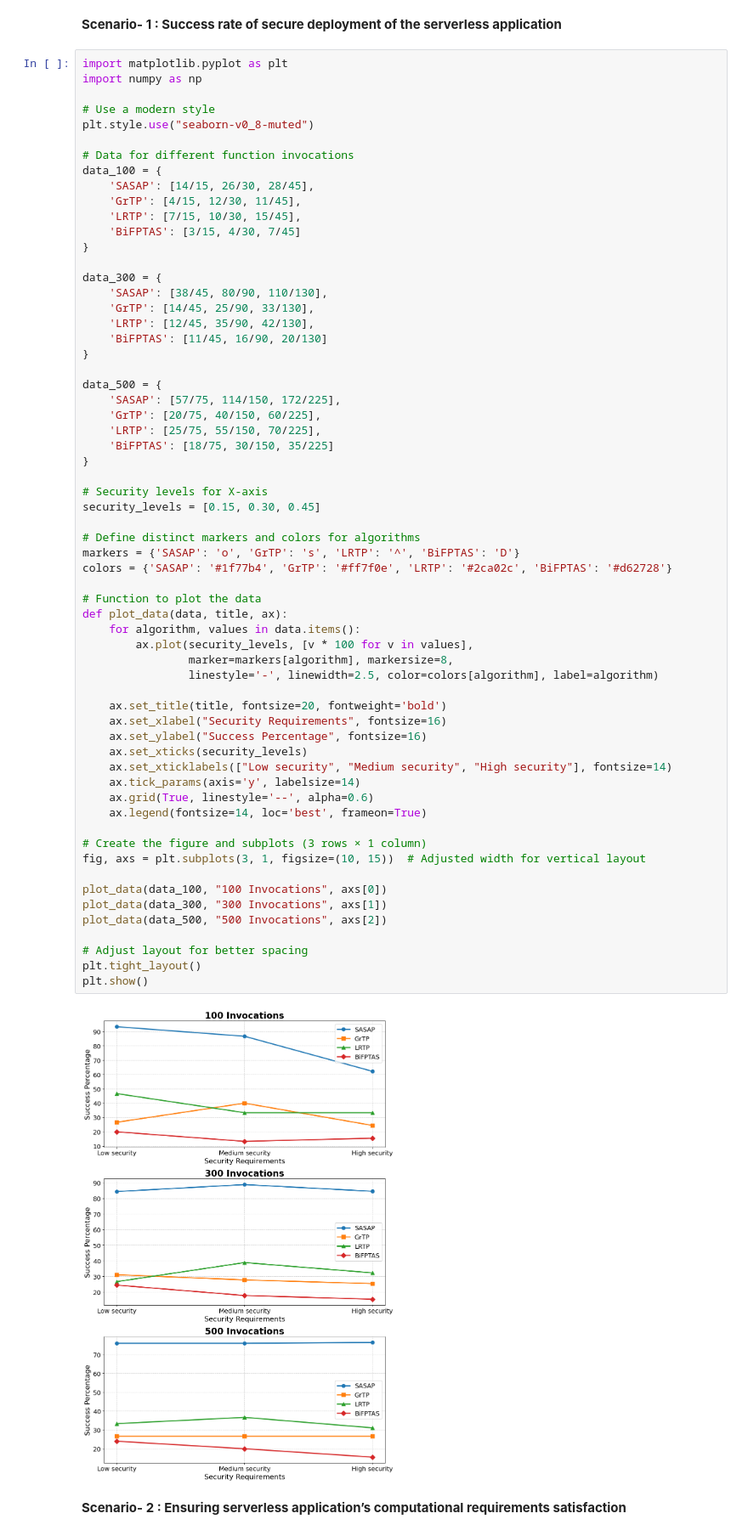
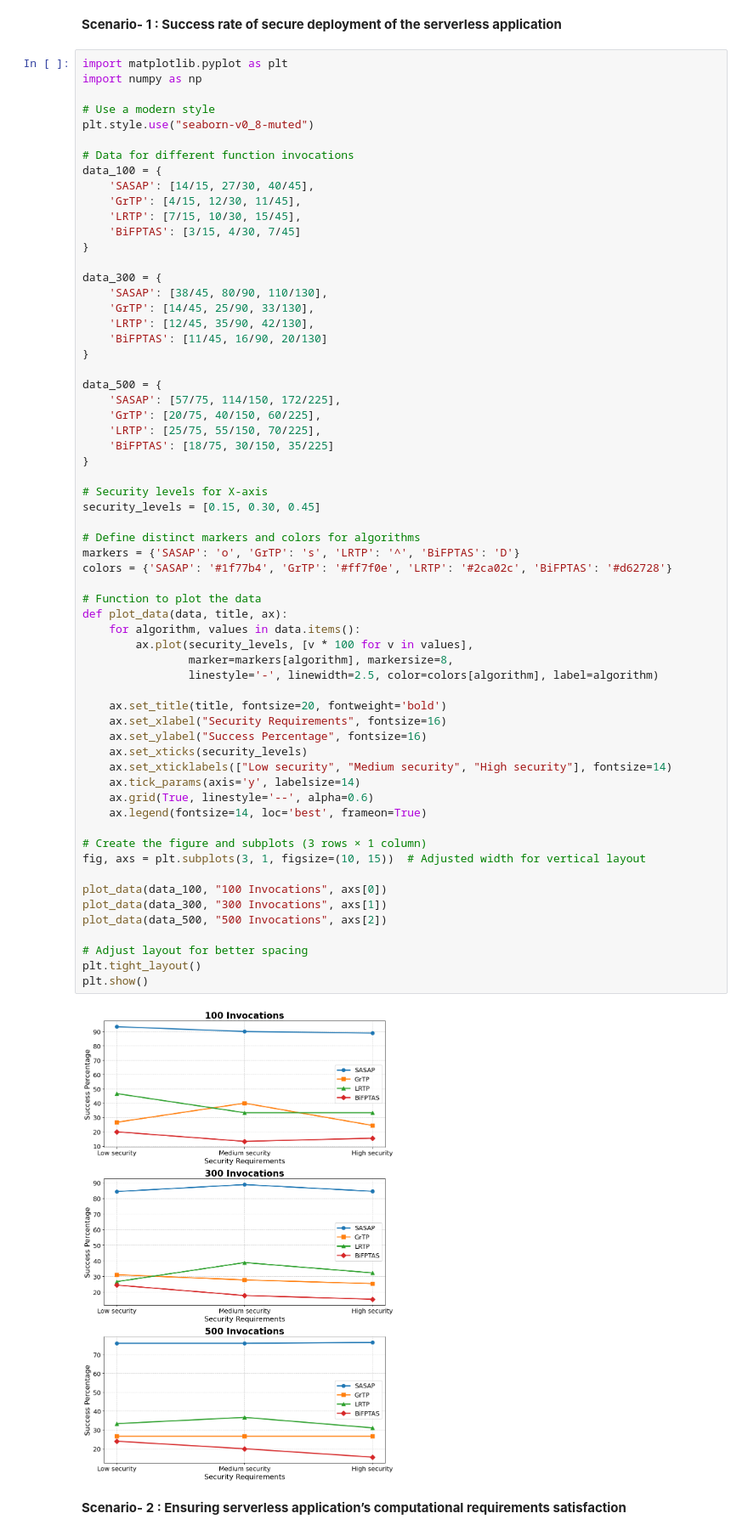
Before and after one commit to Chirag-Bhise/SASAP, a Jupyter notebook: Illustrations.ipynb, the cells around one changed output. Shown at 85% size. Drawn from its saved outputs; the diff is of its cells as text.

```diff
--- a/Illustrations.ipynb
+++ b/Illustrations.ipynb
@@ -14,7 +14,7 @@ plt.style.use("seaborn-v0_8-muted")
 
 # Data for different function invocations
 data_100 = {
-    'SASAP': [14/15, 26/30, 28/45],
+    'SASAP': [14/15, 27/30, 40/45],
     'GrTP': [4/15, 12/30, 11/45],
     'LRTP': [7/15, 10/30, 15/45],
     'BiFPTAS': [3/15, 4/30, 7/45]
@@ -41,34 +41,34 @@ security_levels = [0.15, 0.30, 0.45]
 markers = {'SASAP': 'o', 'GrTP': 's', 'LRTP': '^', 'BiFPTAS': 'D'}
 colors = {'SASAP': '#1f77b4', 'GrTP': '#ff7f0e', 'LRTP': '#2ca02c', 'BiFPTAS': '#d62728'}
 
 # Function to plot the data
 def plot_data(data, title, ax):
     for algorithm, values in data.items():
         ax.plot(security_levels, [v * 100 for v in values],
                 marker=markers[algorithm], markersize=8,
                 linestyle='-', linewidth=2.5, color=colors[algorithm], label=algorithm)
 
     ax.set_title(title, fontsize=20, fontweight='bold')
     ax.set_xlabel("Security Requirements", fontsize=16)
     ax.set_ylabel("Success Percentage", fontsize=16)
     ax.set_xticks(security_levels)
     ax.set_xticklabels(["Low security", "Medium security", "High security"], fontsize=14)
     ax.tick_params(axis='y', labelsize=14)
     ax.grid(True, linestyle='--', alpha=0.6)
     ax.legend(fontsize=14, loc='best', frameon=True)
 
 # Create the figure and subplots (3 rows × 1 column)
 fig, axs = plt.subplots(3, 1, figsize=(10, 15))  # Adjusted width for vertical layout
 
 plot_data(data_100, "100 Invocations", axs[0])
 plot_data(data_300, "300 Invocations", axs[1])
 plot_data(data_500, "500 Invocations", axs[2])
 
 # Adjust layout for better spacing
 plt.tight_layout()
 plt.show()
 # %% [output]
-[figure, old version]
+[figure, new version]
 # %% [markdown]
 **Scenario- 2 : Ensuring serverless application’s
  computational requirements satisfaction**
```
